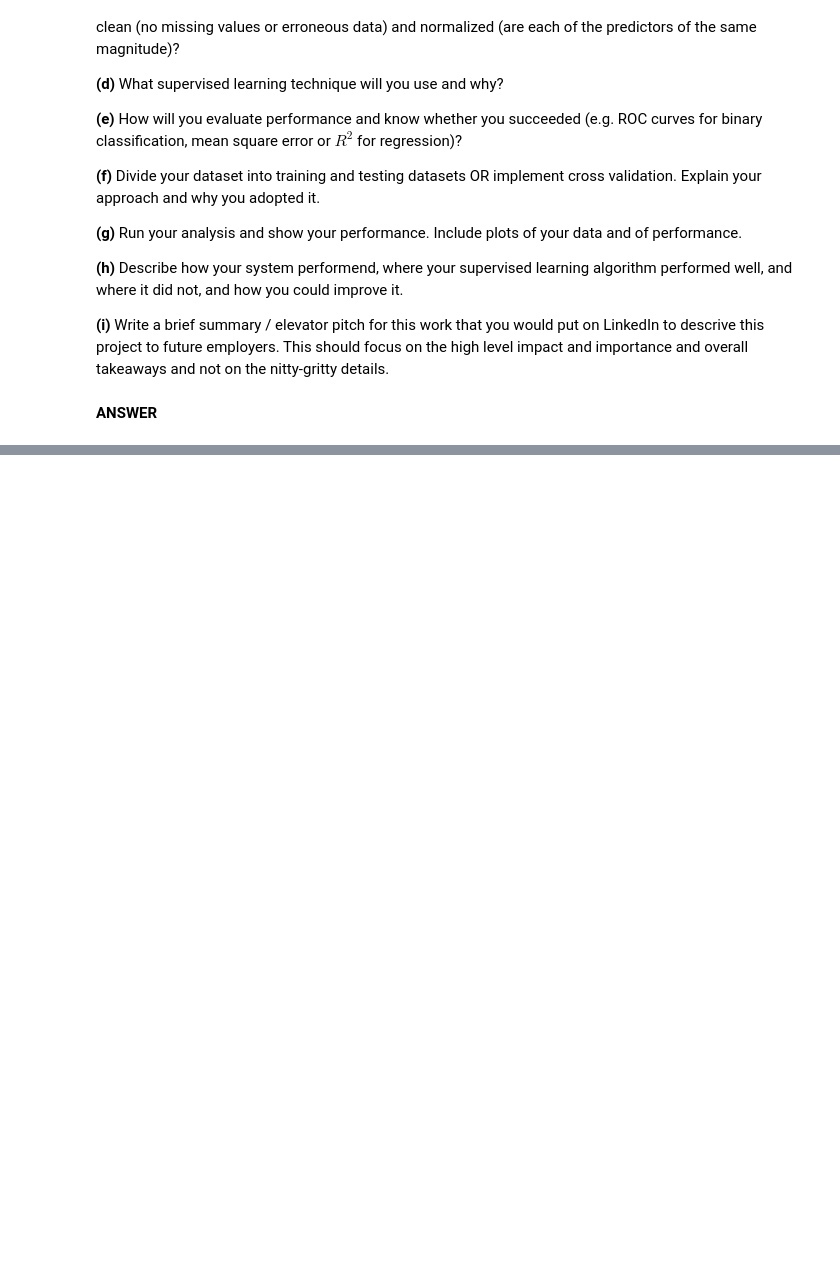
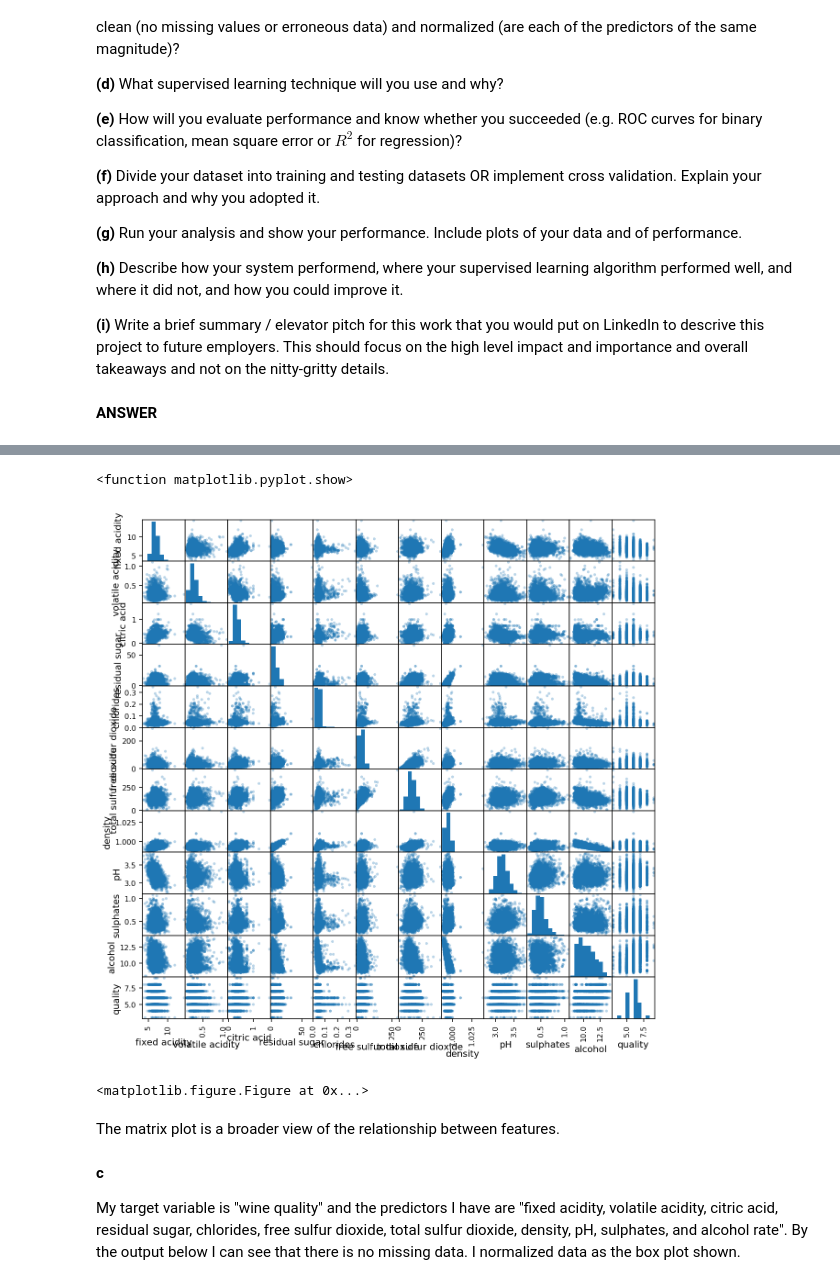
Before and after one commit to y-ke/machine-learning-course, a Jupyter notebook: Assignment 3.ipynb, the cells around one changed output, grey strips where cells are left out. Cells and saved outputs as stored; diff of their text form; code cells hidden in the pictures; blank space fills up the shorter version.

```diff
--- a/Assignment 3.ipynb
+++ b/Assignment 3.ipynb
@@ -454,0 +503,14 @@ v Does your dataset require any preprocessing: is it clean (no missing values or
+# %%
+pd.plotting.scatter_matrix(df, alpha = 0.3)
+plt.figure(figsize=(30,30))
+plt.show
+# %% [output]
+<function matplotlib.pyplot.show>
+[figure, added]
+<matplotlib.figure.Figure at 0x...>
+# %% [markdown]
+The matrix plot is a broader view of the relationship between features.
+# %% [markdown]
+**c**
+
+My target variable is "wine quality" and the predictors I have are "fixed acidity,	volatile acidity, citric acid, residual sugar, chlorides, free sulfur dioxide, total sulfur dioxide, density, pH, sulphates, and alcohol rate". By the output below I can see that there is no missing data. I normalized data as the box plot shown.
```
Also changed, not shown: parts of 29 cells of this notebook.
